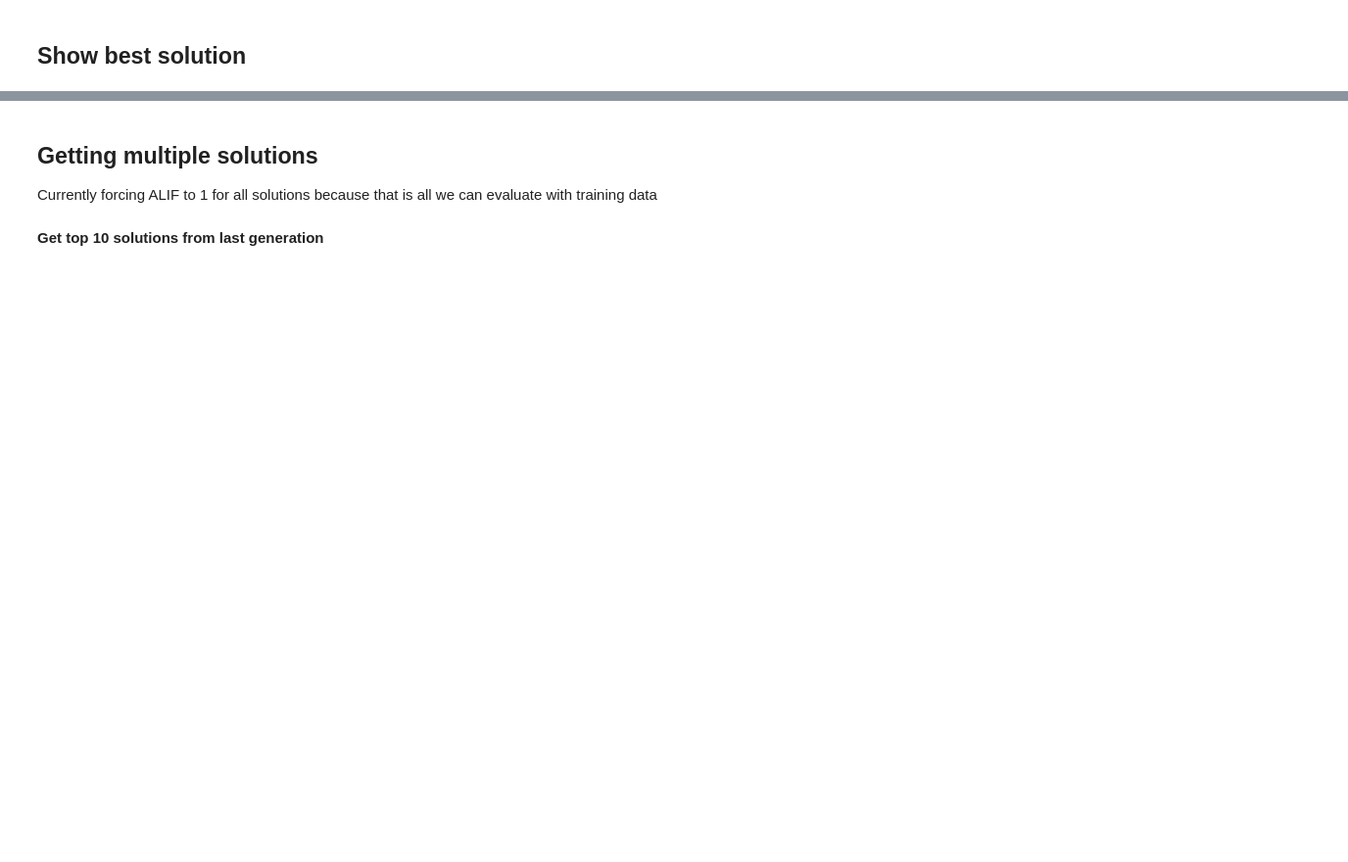
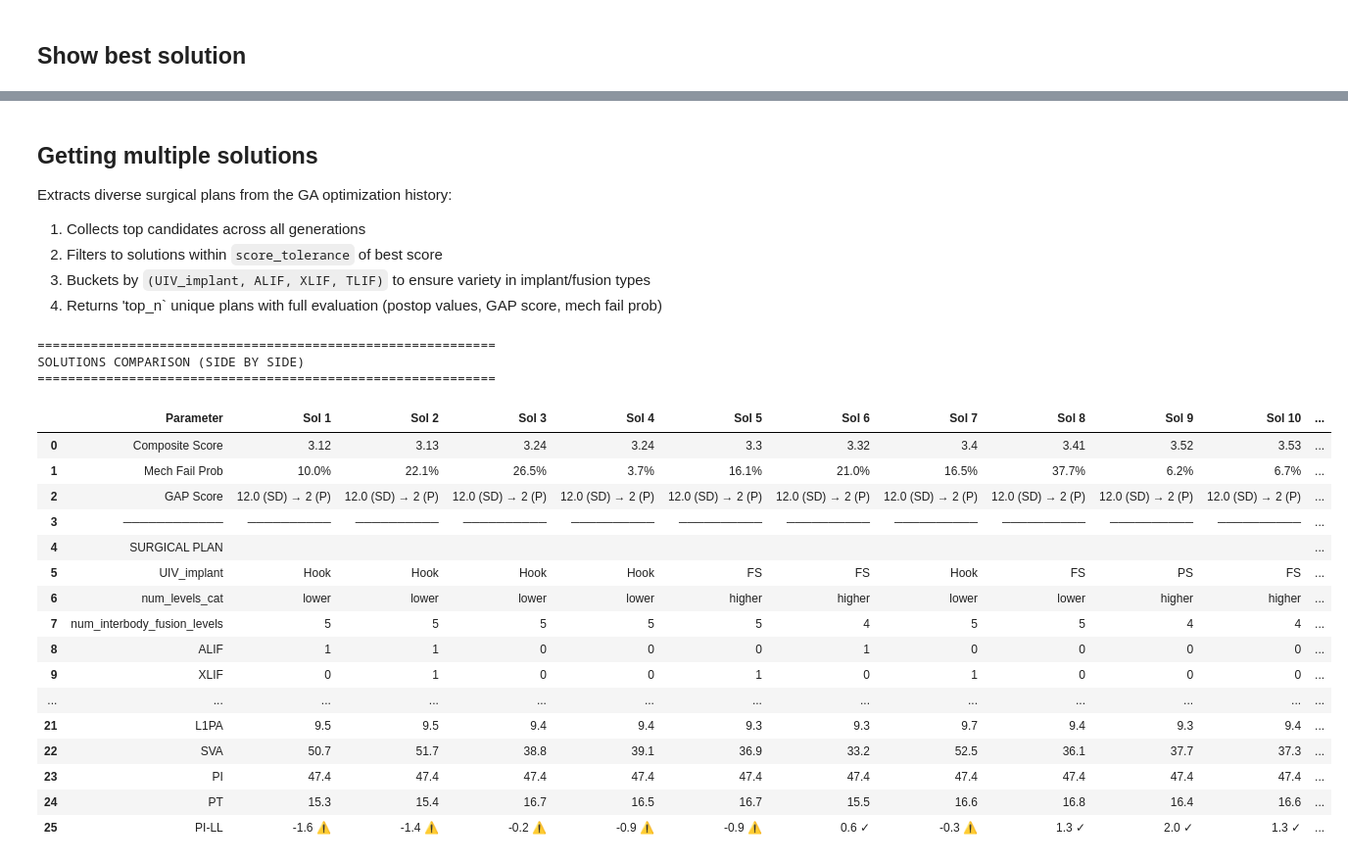
Before and after one commit to 124578-UW/Data-Science-Capstone, a Jupyter notebook: notebooks/05_optimization.ipynb, the cells around one changed output, grey strips where cells are left out. Shown at 98% size. Drawn from its saved outputs; the diff is of its cells as text; code cells hidden in the pictures; blank space fills up the shorter version.

Commit message:
update optimization logic

```diff
--- a/notebooks/05_optimization.ipynb
+++ b/notebooks/05_optimization.ipynb
@@ -7,6 +7,7 @@ import sys
 from pathlib import Path
 sys.path.insert(0, str(Path.cwd().parent))
 
+import importlib
 import numpy as np
 import pandas as pd
 
@@ -16,11 +17,19 @@ from pymoo.algorithms.soo.nonconvex.ga import GA
 from pymoo.operators.sampling.rnd import IntegerRandomSampling
 from pymoo.operators.crossover.sbx import SBX
 from pymoo.operators.mutation.pm import PM
-from pymoo.core.problem import ElementwiseProblem
 
 from src import config
 import src.optimization_utils as ou
 import src.solutions as s
+import src.display as disp
+from src.problem import SpineProblem
+
+# Reload to pick up any changes
+importlib.reload(ou)
+importlib.reload(s)
+importlib.reload(disp)
+
+pd.set_option('display.max_columns', None)
 # %% [markdown]
 ## Load Models
 # %%
@@ -49,0 +109,12 @@ print(f"  - Global Tilt: {GT_bundle.get('model_name', 'N/A')}")
+# %%
+delta_bundles = {
+    "L4S1": L4S1_bundle,
+    "LL": LL_bundle,
+    "T4PA": T4PA_bundle,
+    "L1PA": L1PA_bundle,
+    "SS": SS_bundle,
+    "GlobalTilt": GT_bundle,
+    "SVA": SVA_bundle,
+}
+
+print("Delta model bundles loaded:", list(delta_bundles.keys()))
@@ -119,14 +196,14 @@ algorithm = GA(
     pop_size=100,
     sampling=IntegerRandomSampling(),
     crossover=SBX(prob=0.9, eta=15),
-    mutation=PM(eta=3),
+    mutation=PM(eta=20),
     eliminate_duplicates=True,
 )
 
 res = minimize(
     problem,
     algorithm,
-    get_termination("n_gen", 15),
+    get_termination("n_gen", 5),
     seed=42,
     verbose=True,
     save_history=True
@@ -145,6 +302,8 @@ best_plan
 # %% [markdown]
 ## Getting multiple solutions
 
-Currently forcing ALIF to 1 for all solutions because that is all we can evaluate with training data
+Extracts diverse surgical plans from the GA optimization history:
+1. Collects top candidates across all generations
+2. Filters to solutions within `score_tolerance` of best score
+3. Buckets by `(UIV_implant, ALIF, XLIF, TLIF)` to ensure variety in implant/fusion types
+4. Returns 'top_n` unique plans with full evaluation (postop values, GAP score, mech fail prob)
-# %% [markdown]
-**Get top 10 solutions from last generation**
@@ -181,11 +310,38 @@ df["UIV_implant"].value_counts()
 # %%
-solutions = s.get_diverse_solutions(
+top12_solutions = s.get_diverse_solutions(
     res=res,
-    top_n=5,
+    top_n=12,
     top_per_gen=50,
-    eps=0.1,
-    bucket_cols=("UIV_implant", "XLIF", "TLIF"),
+    score_tolerance=2,  # Include solutions within 2 points of best
+    bucket_cols=("UIV_implant", "ALIF", "XLIF", "TLIF"),
     n_per_bucket=1,
+    patient_fixed=patient_fixed,
+    delta_bundles=delta_bundles,
+    mech_fail_bundle=mech_fail_bundle,
+    weights=WEIGHTS,
 )
 
-solutions
+_ = disp.display_multiple_solutions(top12_solutions, patient_fixed)
+
+# top12_solutions
+# %% [output]
+============================================================
+SOLUTIONS COMPARISON (SIDE BY SIDE)
+============================================================
+|  | Parameter | Sol 1 | Sol 2 | Sol 3 | Sol 4 | Sol 5 | Sol 6 | Sol 7 | Sol 8 | Sol 9 | Sol 10 | ... |
+| 0 | Composite Score | 3.12 | 3.13 | 3.24 | 3.24 | 3.3 | 3.32 | 3.4 | 3.41 | 3.52 | 3.53 | ... |
+| 1 | Mech Fail Prob | 10.0% | 22.1% | 26.5% | 3.7% | 16.1% | 21.0% | 16.5% | 37.7% | 6.2% | 6.7% | ... |
+| 2 | GAP Score | 12.0 (SD) → 2 (P) | 12.0 (SD) → 2 (P) | 12.0 (SD) → 2 (P) | 12.0 (SD) → 2 (P) | 12.0 (SD) → 2 (P) | 12.0 (SD) → 2 (P) | 12.0 (SD) → 2 (P) | 12.0 (SD) → 2 (P) | 12.0 (SD) → 2 (P) | 12.0 (SD) → 2 (P) | ... |
+| 3 | ──────────── | ────────── | ────────── | ────────── | ────────── | ────────── | ────────── | ────────── | ────────── | ────────── | ────────── | ... |
+| 4 | SURGICAL PLAN |  |  |  |  |  |  |  |  |  |  | ... |
+| 5 | UIV_implant | Hook | Hook | Hook | Hook | FS | FS | Hook | FS | PS | FS | ... |
+| 6 | num_levels_cat | lower | lower | lower | lower | higher | higher | lower | lower | higher | higher | ... |
+| 7 | num_interbody_fusion_levels | 5 | 5 | 5 | 5 | 5 | 4 | 5 | 5 | 4 | 4 | ... |
+| 8 | ALIF | 1 | 1 | 0 | 0 | 0 | 1 | 0 | 0 | 0 | 0 | ... |
+| 9 | XLIF | 0 | 1 | 0 | 0 | 1 | 0 | 1 | 0 | 0 | 0 | ... |
+| ... | ... | ... | ... | ... | ... | ... | ... | ... | ... | ... | ... | ... |
+| 21 | L1PA | 9.5 | 9.5 | 9.4 | 9.4 | 9.3 | 9.3 | 9.7 | 9.4 | 9.3 | 9.4 | ... |
+| 22 | SVA | 50.7 | 51.7 | 38.8 | 39.1 | 36.9 | 33.2 | 52.5 | 36.1 | 37.7 | 37.3 | ... |
+| 23 | PI | 47.4 | 47.4 | 47.4 | 47.4 | 47.4 | 47.4 | 47.4 | 47.4 | 47.4 | 47.4 | ... |
+| 24 | PT | 15.3 | 15.4 | 16.7 | 16.5 | 16.7 | 15.5 | 16.6 | 16.8 | 16.4 | 16.6 | ... |
+| 25 | PI-LL | -1.6 ⚠ | -1.4 ⚠ | -0.2 ⚠ | -0.9 ⚠ | -0.9 ⚠ | 0.6 ✓ | -0.3 ⚠ | 1.3 ✓ | 2.0 ✓ | 1.3 ✓ | ... |
```
Also changed, not shown: parts of 14 cells of this notebook, 12 other files.
